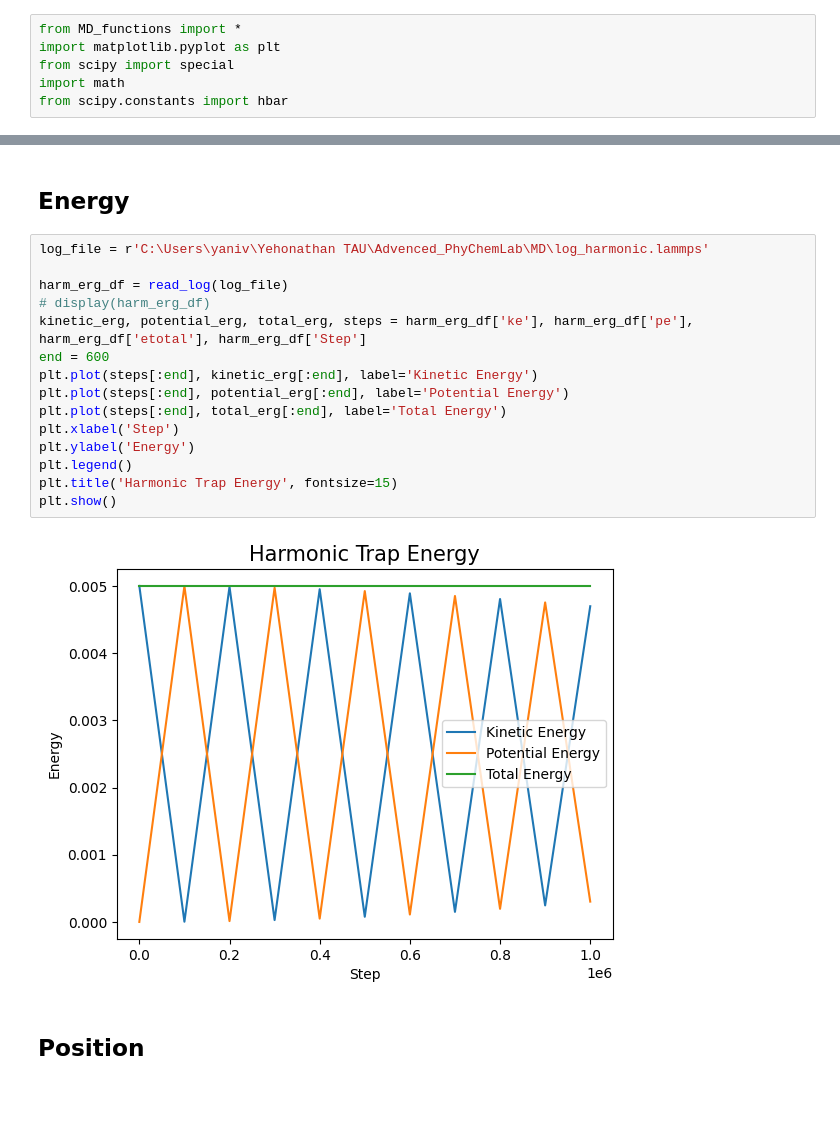
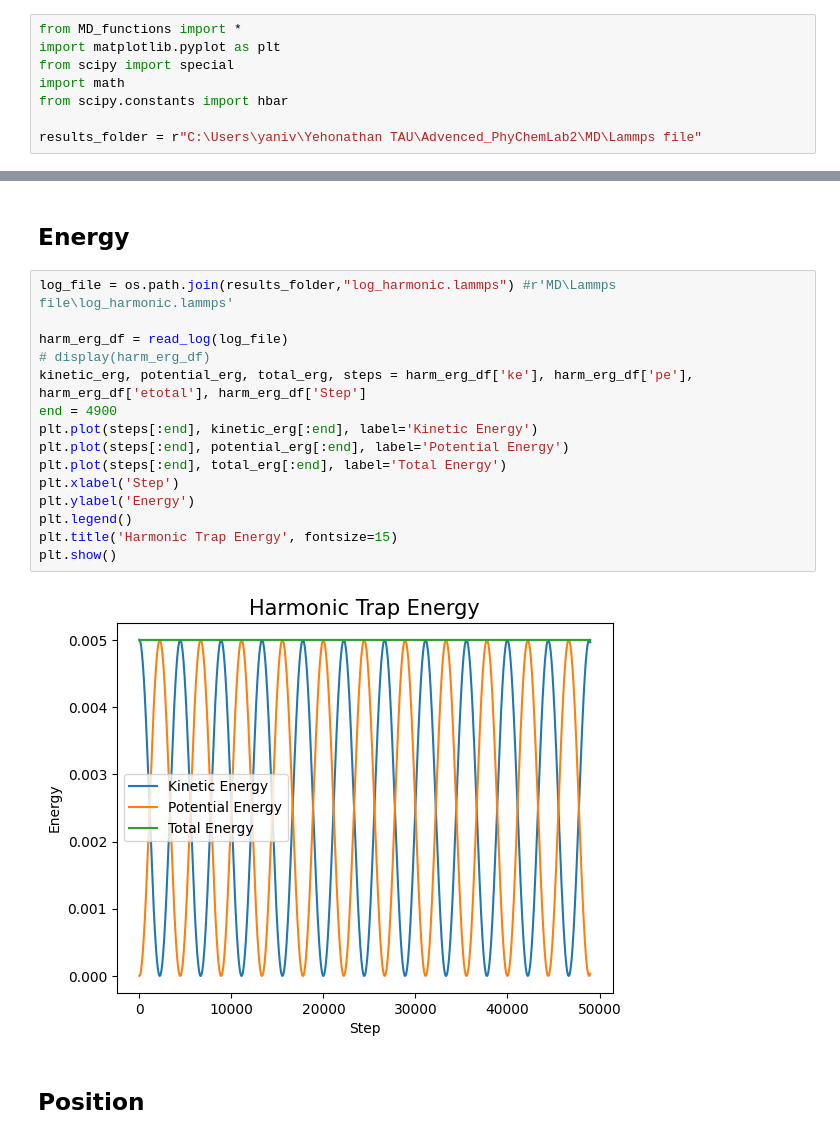
Before and after one commit to YehonathanBarda/Advenced_PhyChemLab2, a Jupyter notebook: MD/MD_run.ipynb, the cells around one changed output, grey strips where cells are left out. Drawn from its saved outputs; the diff is of its cells as text; blank space fills up the shorter version.

Commit message:
add lammps results

```diff
--- a/MD/MD_run.ipynb
+++ b/MD/MD_run.ipynb
@@ -4,27 +4,29 @@ import matplotlib.pyplot as plt
 from scipy import special
 import math
 from scipy.constants import hbar
+
+results_folder = r"C:\Users\yaniv\Yehonathan TAU\Advenced_PhyChemLab2\MD\Lammps file"
 # %% [markdown]
 # Harmonic Oscillator
 # %% [markdown]
 ## Energy
 # %%
-log_file = r'C:\Users\yaniv\Yehonathan TAU\Advenced_PhyChemLab\MD\log_harmonic.lammps'
+log_file = os.path.join(results_folder,"log_harmonic.lammps") #r'MD\Lammps file\log_harmonic.lammps'
 
 harm_erg_df = read_log(log_file)
 # display(harm_erg_df)
 kinetic_erg, potential_erg, total_erg, steps = harm_erg_df['ke'], harm_erg_df['pe'], harm_erg_df['etotal'], harm_erg_df['Step']
-end = 600
+end = 4900
 plt.plot(steps[:end], kinetic_erg[:end], label='Kinetic Energy')
 plt.plot(steps[:end], potential_erg[:end], label='Potential Energy')
 plt.plot(steps[:end], total_erg[:end], label='Total Energy')
 plt.xlabel('Step')
 plt.ylabel('Energy')
 plt.legend()
 plt.title('Harmonic Trap Energy', fontsize=15)
 plt.show()
 # %% [output]
-[figure, old version]
+[figure, new version]
 # %% [markdown]
 ## Position
 # %%
```
Also changed, not shown: parts of 3 cells of this notebook, 42 other files.
